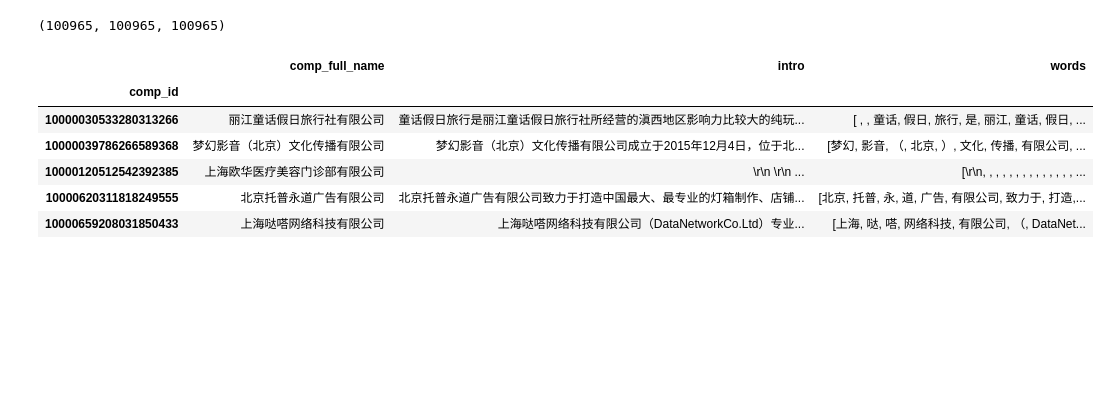
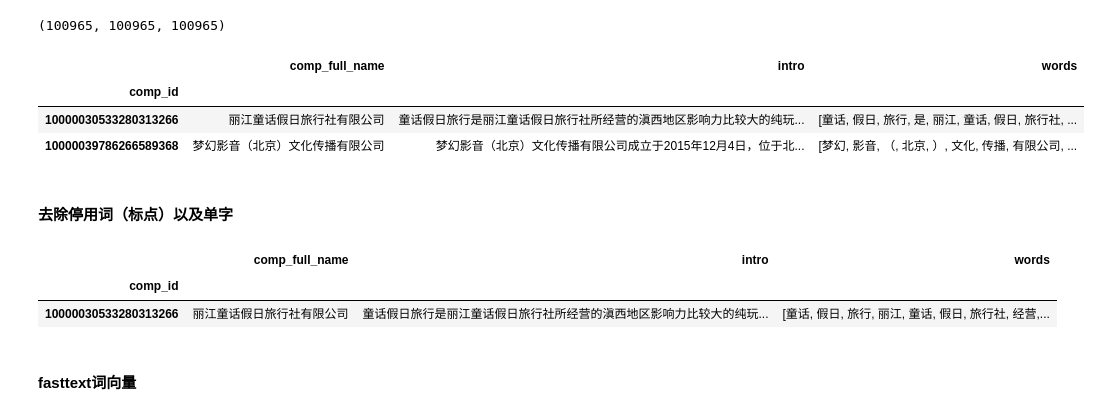
Before and after one commit to puppyapple/Text_CNN, a Jupyter notebook: text_cnn.ipynb, the cells around one changed output. Drawn from its saved outputs; the diff is of its cells as text; code cells hidden in the pictures; blank space fills up the shorter version.

```diff
--- a/text_cnn.ipynb
+++ b/text_cnn.ipynb
@@ -114,12 +115,11 @@ data_intro_filtered_merged = data_intro_filtered.groupby("comp_id").agg({"comp_f
 # %%
-data_intro_filtered_merged["words"] = data_intro_filtered_merged.intro.apply(lambda x: jieba.lcut())
+data_intro_filtered_merged["words"] = data_intro_filtered_merged.intro.apply(lambda x: jieba.lcut(x.strip()))
 # %%
-data_intro_filtered_merged.head()
+data_intro_filtered_merged.head(2)
 # %% [output]
 |  | comp_full_name | intro | words |
 | comp_id |  |  |  |
-| 10000030533280313266 | 丽江童话假日旅行社有限公司 | 童话假日旅行是丽江童话假日旅行社所经营的滇西地区影响力比较大的纯玩... | [ , , 童话, 假日, 旅行, 是, 丽江, 童话, 假日, ... |
+| 10000030533280313266 | 丽江童话假日旅行社有限公司 | 童话假日旅行是丽江童话假日旅行社所经营的滇西地区影响力比较大的纯玩... | [童话, 假日, 旅行, 是, 丽江, 童话, 假日, 旅行社, ... |
 | 10000039786266589368 | 梦幻影音（北京）文化传播有限公司 | 梦幻影音（北京）文化传播有限公司成立于2015年12月4日，位于北... | [梦幻, 影音, （, 北京, ）, 文化, 传播, 有限公司, ... |
-| 10000120512542392385 | 上海欧华医疗美容门诊部有限公司 | \r\n \r\n ... | [\r\n, , , , , , , , , , , , , , ... |
-| 10000620311818249555 | 北京托普永道广告有限公司 | 北京托普永道广告有限公司致力于打造中国最大、最专业的灯箱制作、店铺... | [北京, 托普, 永, 道, 广告, 有限公司, 致力于, 打造,... |
-| 10000659208031850433 | 上海哒嗒网络科技有限公司 | 上海哒嗒网络科技有限公司（DataNetworkCo.Ltd）专业... | [上海, 哒, 嗒, 网络科技, 有限公司, （, DataNet... |
+# %% [markdown]
+#### 去除停用词（标点）以及单字
@@ -125,0 +132,6 @@ data_intro_filtered_merged.head()
+# %%
+data_intro_filtered_merged.head(1)
+# %% [output]
+|  | comp_full_name | intro | words |
+| comp_id |  |  |  |
+| 10000030533280313266 | 丽江童话假日旅行社有限公司 | 童话假日旅行是丽江童话假日旅行社所经营的滇西地区影响力比较大的纯玩... | [童话, 假日, 旅行, 丽江, 童话, 假日, 旅行社, 经营,... |
@@ -128,0 +150,2 @@ pickle.dump(data_intro_filtered_merged, open("../Data/Input/Text_CNN/data_intro_
+# %% [markdown]
+#### fasttext词向量
```
Also changed, not shown: parts of 31 cells of this notebook.
